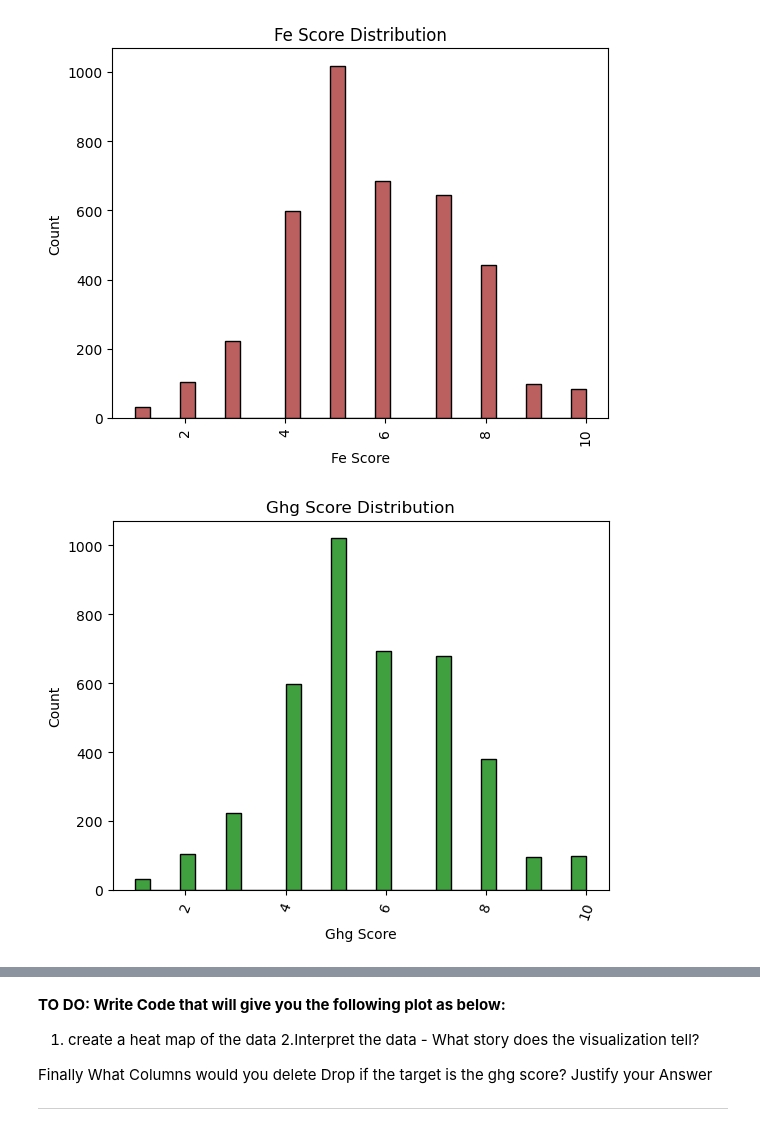
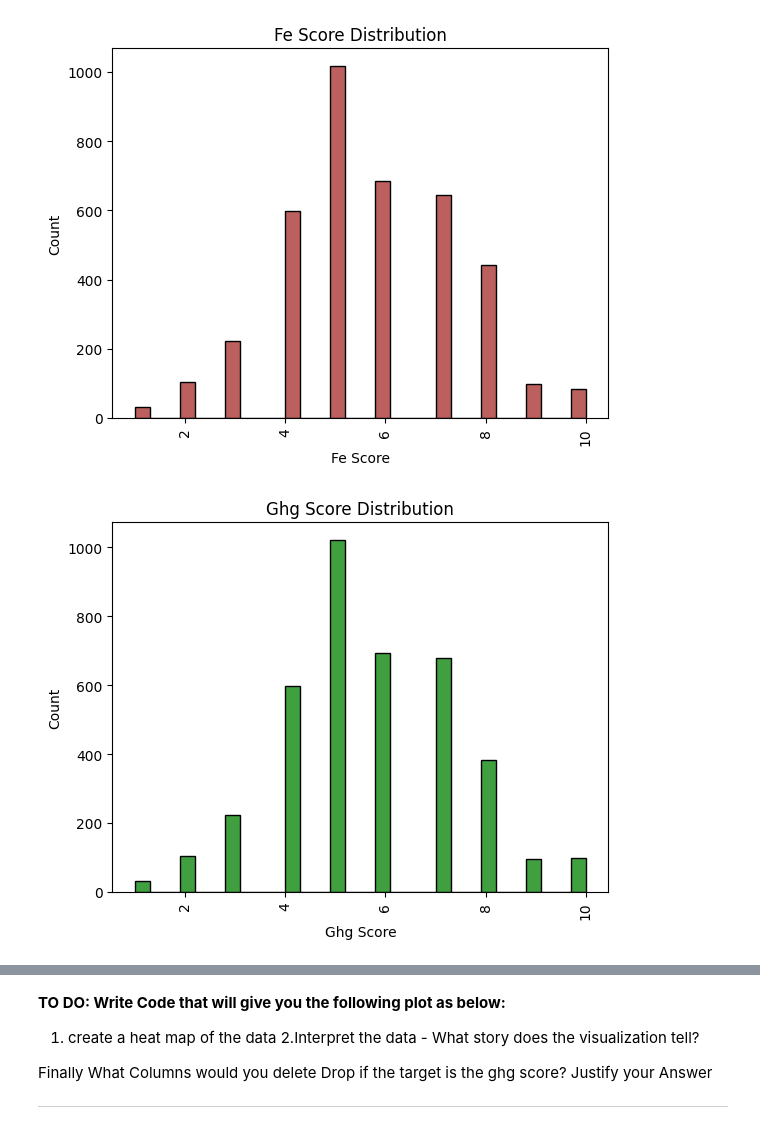
Before and after one commit to AkotoChristine/Project_Plotting_Peer_Group8, a Jupyter notebook: Plotting Assignment.ipynb, the cells around one changed output, grey strips where cells are left out. Cells and saved outputs as stored; diff of their text form; code cells hidden in the pictures.

```diff
--- a/Plotting Assignment.ipynb
+++ b/Plotting Assignment.ipynb
@@ -91,12 +91,12 @@ plt.show()
 [figure]
 # %%
 sns.histplot(data = data, x = "ghgScore", bins = 30, color = "green")
-plt.xticks(rotation=70)
+plt.xticks(rotation=90)
 plt.title("Ghg Score Distribution")
 plt.xlabel("Ghg Score")
 plt.show()
 # %% [output]
-[figure, old version]
+[figure, new version]
 # %%
 sns.histplot(data = data, x = "fuelType", bins = 30, color = "green")
 plt.xticks(rotation=70)
```
Also changed, not shown: parts of 4 cells of this notebook.
